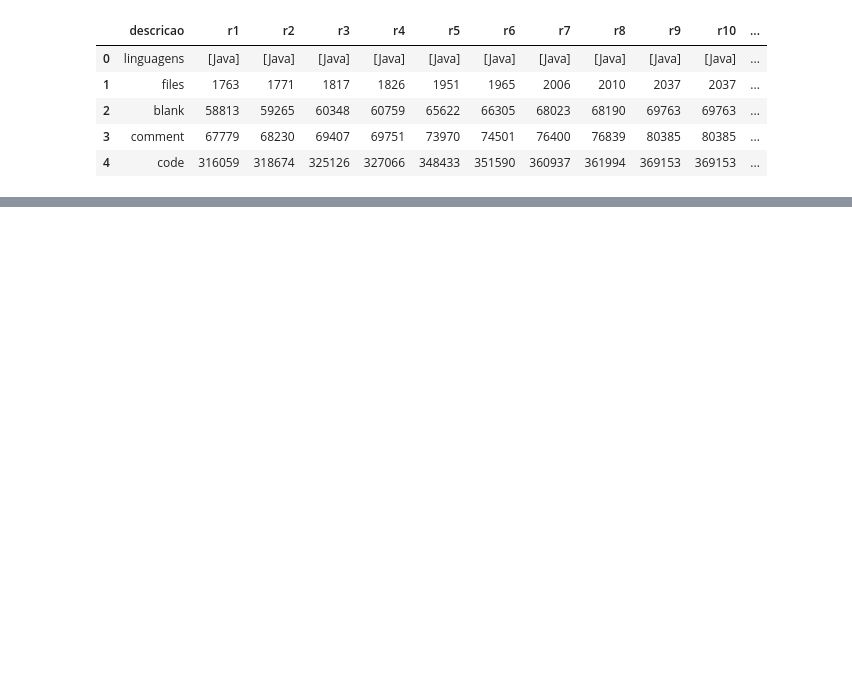
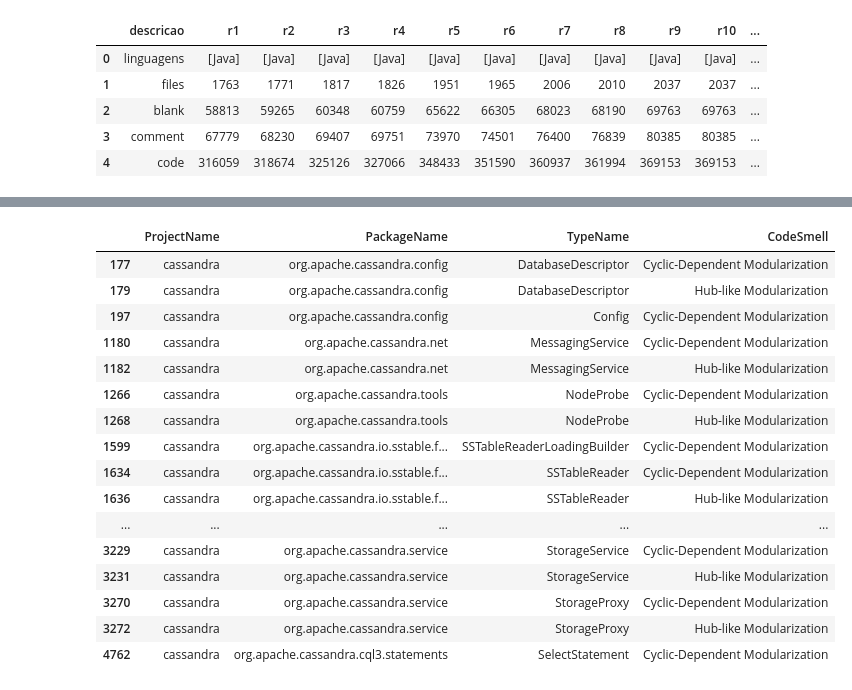
Before and after one commit to armandossrecife/teste, a Jupyter notebook: git_teste_cassandra.ipynb, the cells around one changed output, grey strips where cells are left out. Saved outputs shown, nothing was run; the diff lists cells and outputs as text; code cells hidden in the pictures; blank space fills up the shorter version.

```diff
--- a/git_teste_cassandra.ipynb
+++ b/git_teste_cassandra.ipynb
@@ -408,0 +444,3 @@ df_linguagens_final
+# %%
+df_design_smells = pd.read_csv('testes/designCodeSmells.csv')
+df_design_smells
@@ -408,0 +461,6 @@ df_linguagens_final
+# %%
+lista_classes_criticas = ['StorageService', 'DatabaseDescriptor', 'ColumnFamilyStore', 'StorageProxy', 'CompactionManager', 'SSTableReader', 'SelectStatement', 'CassandraDaemon', 'SinglePartitionReadCommand', 'NodeProbe', 'MessagingService', 'Config']
+pesquisa = df_design_smells['Type Name'].str.contains('|'.join(lista_classes_criticas))
+df_critical_classes = df_design_smells[pesquisa]
+df_critical_classes.columns = ['ProjectName', 'PackageName', 'TypeName', 'CodeSmell']
+df_critical_classes
@@ -408,0 +481,21 @@ df_linguagens_final
+# %%
+df_critical_classes = df_critical_classes.query("CodeSmell=='Cyclic-Dependent Modularization' or CodeSmell=='Hub-like Modularization'")
+df_critical_classes
+# %% [output]
+|  | ProjectName | PackageName | TypeName | CodeSmell |
+| 177 | cassandra | org.apache.cassandra.config | DatabaseDescriptor | Cyclic-Dependent Modularization |
+| 179 | cassandra | org.apache.cassandra.config | DatabaseDescriptor | Hub-like Modularization |
+| 197 | cassandra | org.apache.cassandra.config | Config | Cyclic-Dependent Modularization |
+| 1180 | cassandra | org.apache.cassandra.net | MessagingService | Cyclic-Dependent Modularization |
+| 1182 | cassandra | org.apache.cassandra.net | MessagingService | Hub-like Modularization |
+| 1266 | cassandra | org.apache.cassandra.tools | NodeProbe | Cyclic-Dependent Modularization |
+| 1268 | cassandra | org.apache.cassandra.tools | NodeProbe | Hub-like Modularization |
+| 1599 | cassandra | org.apache.cassandra.io.sstable.f... | SSTableReaderLoadingBuilder | Cyclic-Dependent Modularization |
+| 1634 | cassandra | org.apache.cassandra.io.sstable.f... | SSTableReader | Cyclic-Dependent Modularization |
+| 1636 | cassandra | org.apache.cassandra.io.sstable.f... | SSTableReader | Hub-like Modularization |
+| ... | ... | ... | ... | ... |
+| 3229 | cassandra | org.apache.cassandra.service | StorageService | Cyclic-Dependent Modularization |
+| 3231 | cassandra | org.apache.cassandra.service | StorageService | Hub-like Modularization |
+| 3270 | cassandra | org.apache.cassandra.service | StorageProxy | Cyclic-Dependent Modularization |
+| 3272 | cassandra | org.apache.cassandra.service | StorageProxy | Hub-like Modularization |
+| 4762 | cassandra | org.apache.cassandra.cql3.statements | SelectStatement | Cyclic-Dependent Modularization |
```
Also changed, not shown: parts of 5 cells of this notebook.
